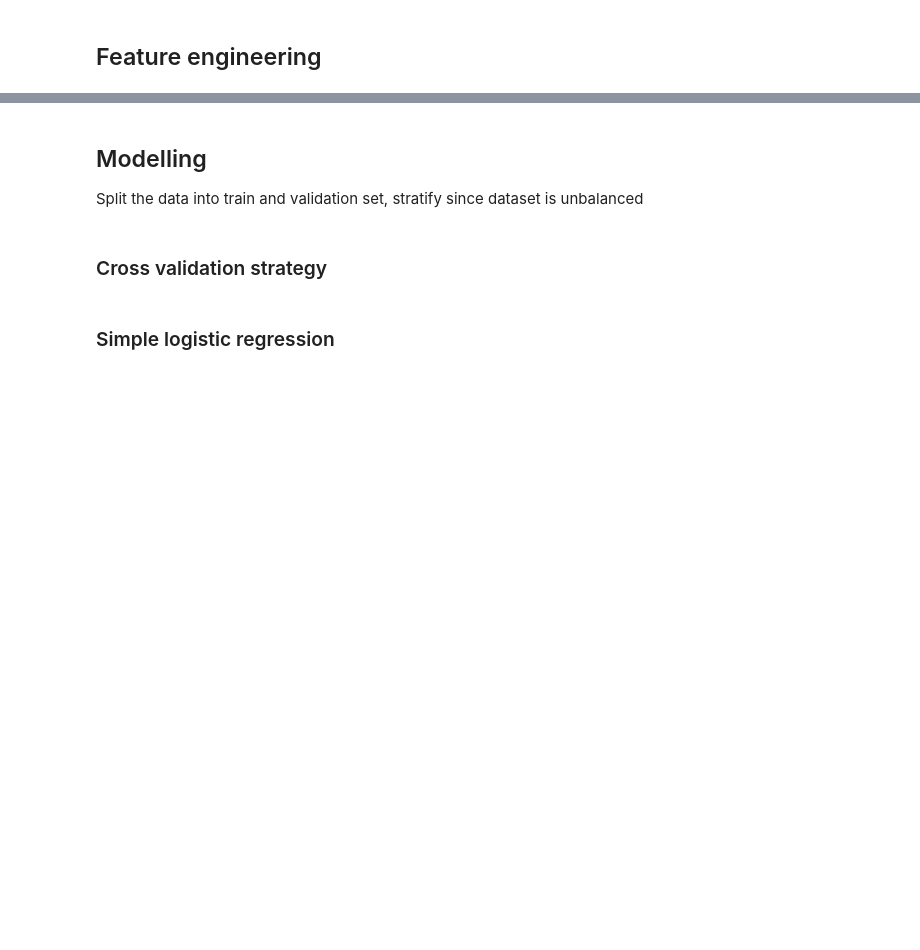
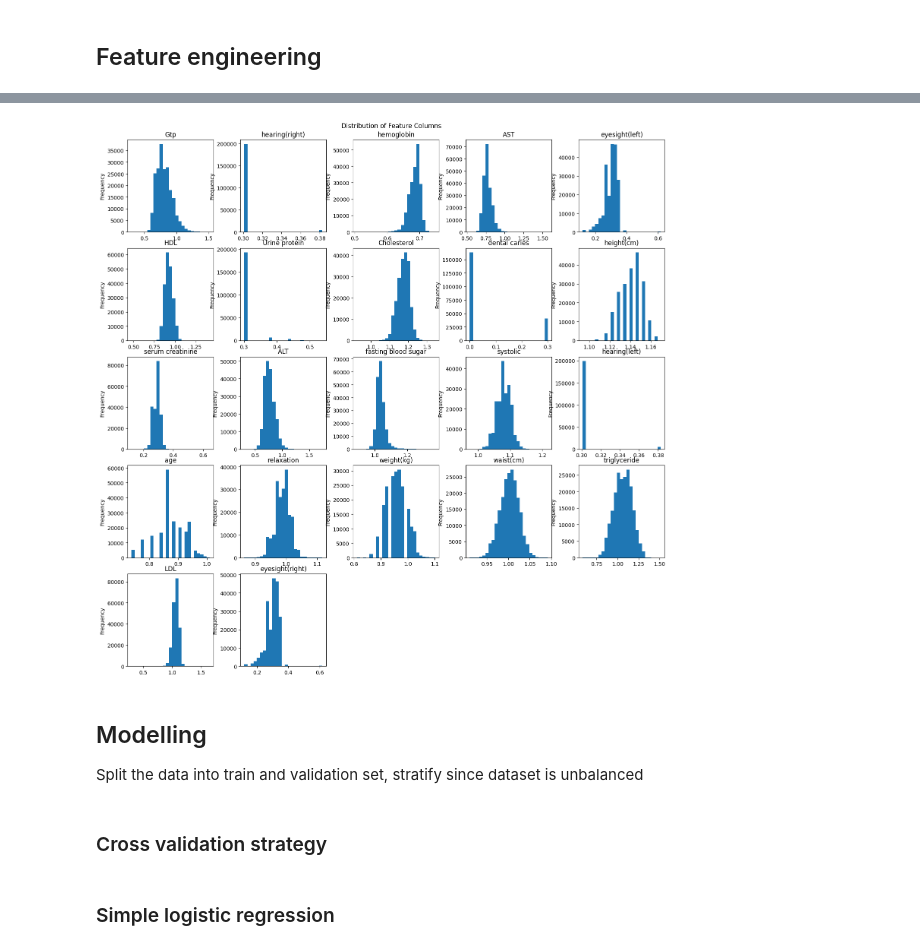
Before and after one commit to incardo/kaggle-playground, a Jupyter notebook: PS3_24_Patients_smoking_status/patients_smoking_eda.ipynb, the cells around one changed output, grey strips where cells are left out. Drawn from its saved outputs; the diff is of its cells as text; code cells hidden in the pictures; blank space fills up the shorter version.

```diff
--- a/PS3_24_Patients_smoking_status/patients_smoking_eda.ipynb
+++ b/PS3_24_Patients_smoking_status/patients_smoking_eda.ipynb
@@ -302,19 +336,0 @@ TARGET = 'smoking'
-# %%
-from sklearn.preprocessing import MinMaxScaler
-from scipy.stats import yeojohnson
-
-def edit_X_features(df):
-
-    df_new = df.copy()
-    df_new = np.sqrt(df_new)
-    df_new =  np.log10(df_new+1)
-    # df_new = df_new.apply(lambda x: yeojohnson(x)[0])
-
-    # scaler = MinMaxScaler()
-    # scaled_data = scaler.fit_transform(df_new)
-    # df_new = pd.DataFrame(scaled_data, columns=df_new.columns,  index=df.index)
-
-    return df_new
-
-full_enhanced=  edit_X_features(train_data[FEATURES])
-plot_features_distribution(full_enhanced)
@@ -323,3 +348,62 @@ plot_features_distribution(full_enhanced)
+# %%
+from sklearn.preprocessing import MinMaxScaler
+from scipy.stats import yeojohnson
+
+def edit_X_features(df):
+
+    features_df = df.columns
+    df = df.copy()
+
+    # ## Create new features
+    # df["BMI"] = df['weight(kg)']/(df['height(cm)']/100)**2
+
+    # intervals_bmi = [0, 18.5, 25, 30, 35, 40, 100]  # Modify these intervals as needed
+    # labels_bmi = [1, 2, 3, 4, 5, 6]
+    # df['BMI_grade'] = pd.cut(df['BMI'], bins=intervals_bmi, labels=labels_bmi, right=False).cat.codes
+
+    # intervals_waist = [0, 94, 102, 300]  # Modify these intervals as needed
+    # labels_waist = [1, 2, 3]
+    # df['obesity_risk'] = pd.cut(df['waist(cm)'], bins=intervals_waist, labels=labels_waist, right=False).cat.codes
+
+    # intervals_age = [0, 45, 100]  # Modify these intervals as needed
+    # labels_age = [1, 2]
+    # df['age_risk'] = pd.cut(df['age'], bins=intervals_age, labels=labels_age, right=False).cat.codes
+
+    # intervals_bp = [0, 120, 130, 140, 180, 300]  # Modify these intervals as needed
+    # labels_bp = [0, 1, 2, 3, 4]
+    # df['blood_pressure_risk'] = pd.cut(df['systolic'], bins=intervals_bp, labels=labels_bp, right=False).cat.codes
+
+    # intervals_col = [0, 200, 240, 1000]  # Modify these intervals as needed
+    # labels_col = [ 1, 2, 3]
+    # df['cholesterol_riks'] = pd.cut(df['Cholesterol'], bins=intervals_col, labels=labels_col, right=False).cat.codes
+
+    # intervals_hdl = [0, 40, 60, 1000]  # Modify these intervals as needed
+    # labels_hdl = [1, 2, 3]
+    # df['hdl_risk'] = pd.cut(df['HDL'], bins=intervals_hdl, labels=labels_hdl, right=False).cat.codes
+
+    # intervals_ldl = [0, 100, 130, 160, 190, 2000]  # Modify these intervals as needed
+    # labels_ldl = [1, 2, 3, 4, 5]
+    # df['ldl_risk'] = pd.cut(df['LDL'], bins=intervals_ldl, labels=labels_ldl, right=False).cat.codes
+
+    # intervals_trig = [0, 150, 200, 500, 1000]  # Modify these intervals as needed
+    # labels_trig = [1, 2, 3, 4]
+    # df['triglyceride_risk'] = pd.cut(df['triglyceride'], bins=intervals_trig, labels=labels_trig, right=False).cat.codes
+
+    ## Trasform original variables
+    df = np.sqrt(df)
+    df =  np.log10(df+1)
+    # df_new = df_new.apply(lambda x: yeojohnson(x)[0])
+
+    # scaler = MinMaxScaler()
+    # scaled_data = scaler.fit_transform(df_new)
+    # df_new = pd.DataFrame(scaled_data, columns=df_new.columns,  index=df.index)
+
+    return df
+
+full_enhanced=  edit_X_features(train_data[FEATURES])
+plot_features_distribution(full_enhanced)
+# %% [output]
+[figure, added]
 # %% [markdown]
 ## Modelling
 Split the data into train and validation set, stratify since dataset is unbalanced
```
Also changed, not shown: parts of 56 cells of this notebook, 4 other files.
